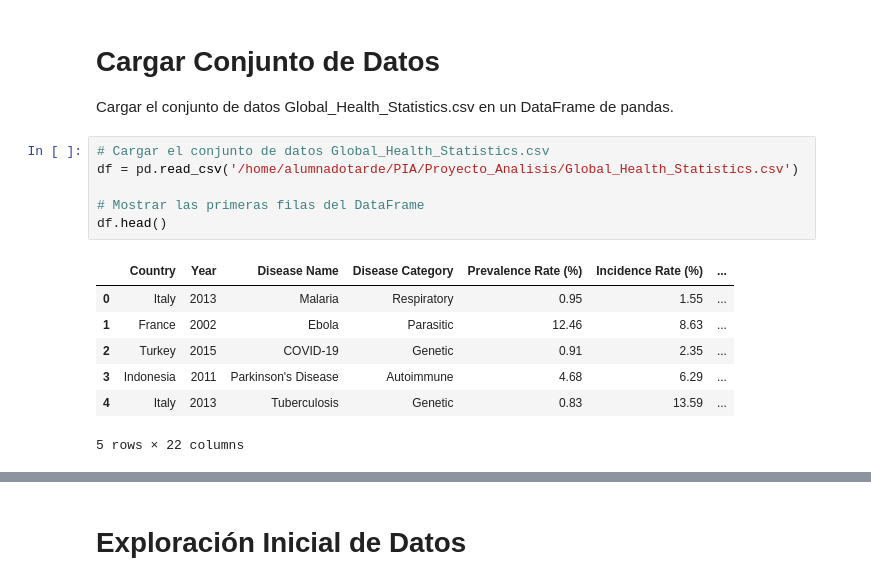
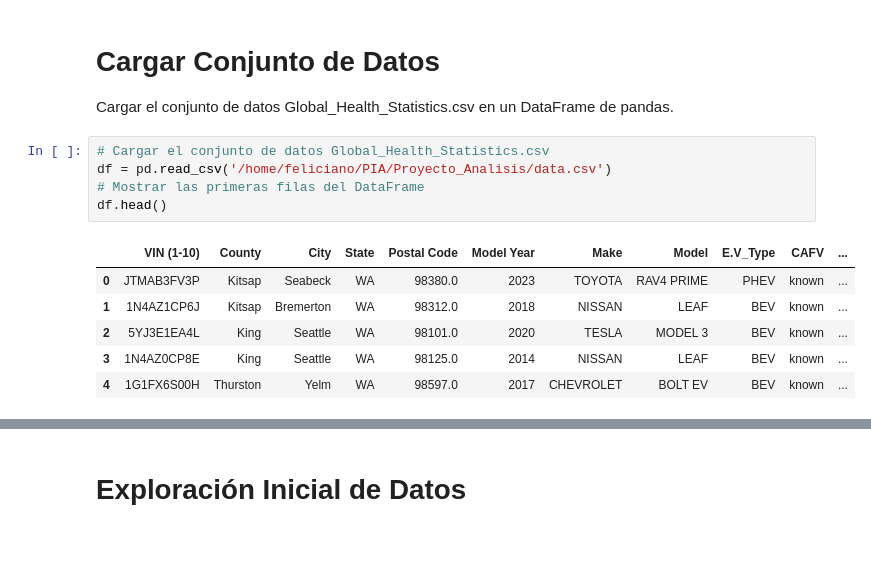
Before and after one commit to FelicianoRN01/PIA, a Jupyter notebook: Proyecto_Analisis/notebook_proyecto.ipynb, the cells around one changed output, grey strips where cells are left out. Cells and saved outputs as stored; diff of their text form; blank space fills up the shorter version.

Commit message:
recu proyecto hecho

```diff
--- a/Proyecto_Analisis/notebook_proyecto.ipynb
+++ b/Proyecto_Analisis/notebook_proyecto.ipynb
@@ -14,15 +14,13 @@ warnings.filterwarnings('ignore')
 Cargar el conjunto de datos Global_Health_Statistics.csv en un DataFrame de pandas.
 # %%
 # Cargar el conjunto de datos Global_Health_Statistics.csv
-df = pd.read_csv('/home/alumnadotarde/PIA/Proyecto_Analisis/Global_Health_Statistics.csv')
-
+df = pd.read_csv('/home/feliciano/PIA/Proyecto_Analisis/data.csv')
 # Mostrar las primeras filas del DataFrame
 df.head()
 # %% [output]
-|  | Country | Year | Disease Name | Disease Category | Prevalence Rate (%) | Incidence Rate (%) | ... |
-| 0 | Italy | 2013 | Malaria | Respiratory | 0.95 | 1.55 | ... |
-| 1 | France | 2002 | Ebola | Parasitic | 12.46 | 8.63 | ... |
-| 2 | Turkey | 2015 | COVID-19 | Genetic | 0.91 | 2.35 | ... |
-| 3 | Indonesia | 2011 | Parkinson's Disease | Autoimmune | 4.68 | 6.29 | ... |
-| 4 | Italy | 2013 | Tuberculosis | Genetic | 0.83 | 13.59 | ... |
+|  | VIN (1-10) | County | City | State | Postal Code | Model Year | Make | Model | E.V_Type | CAFV | ... |
+| 0 | JTMAB3FV3P | Kitsap | Seabeck | WA | 98380.0 | 2023 | TOYOTA | RAV4 PRIME | PHEV | known | ... |
+| 1 | 1N4AZ1CP6J | Kitsap | Bremerton | WA | 98312.0 | 2018 | NISSAN | LEAF | BEV | known | ... |
+| 2 | 5YJ3E1EA4L | King | Seattle | WA | 98101.0 | 2020 | TESLA | MODEL 3 | BEV | known | ... |
+| 3 | 1N4AZ0CP8E | King | Seattle | WA | 98125.0 | 2014 | NISSAN | LEAF | BEV | known | ... |
+| 4 | 1G1FX6S00H | Thurston | Yelm | WA | 98597.0 | 2017 | CHEVROLET | BOLT EV | BEV | known | ... |
-5 rows × 22 columns
```
Also changed, not shown: parts of 77 cells of this notebook, 1 other file.
